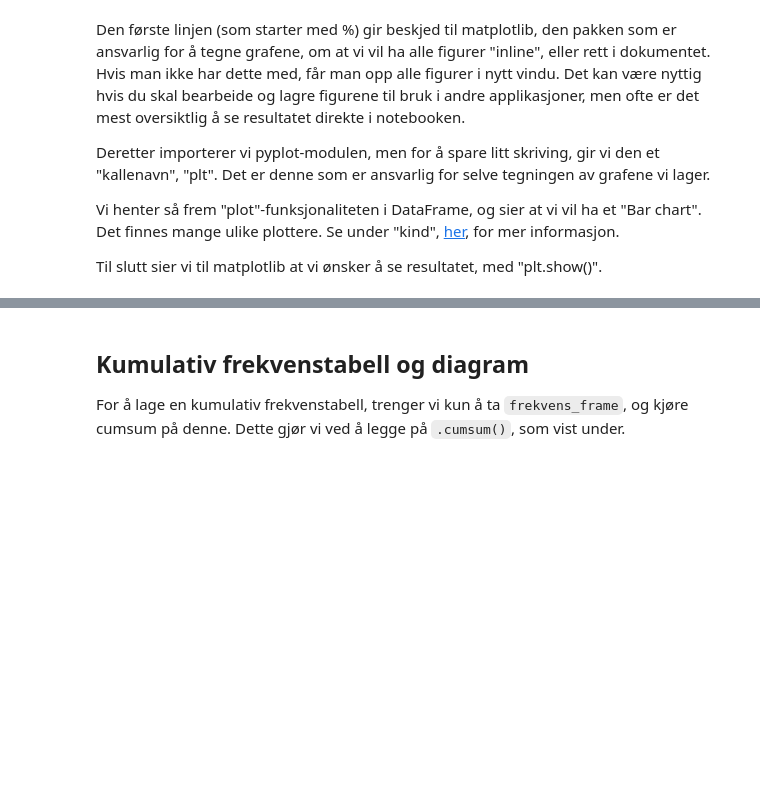
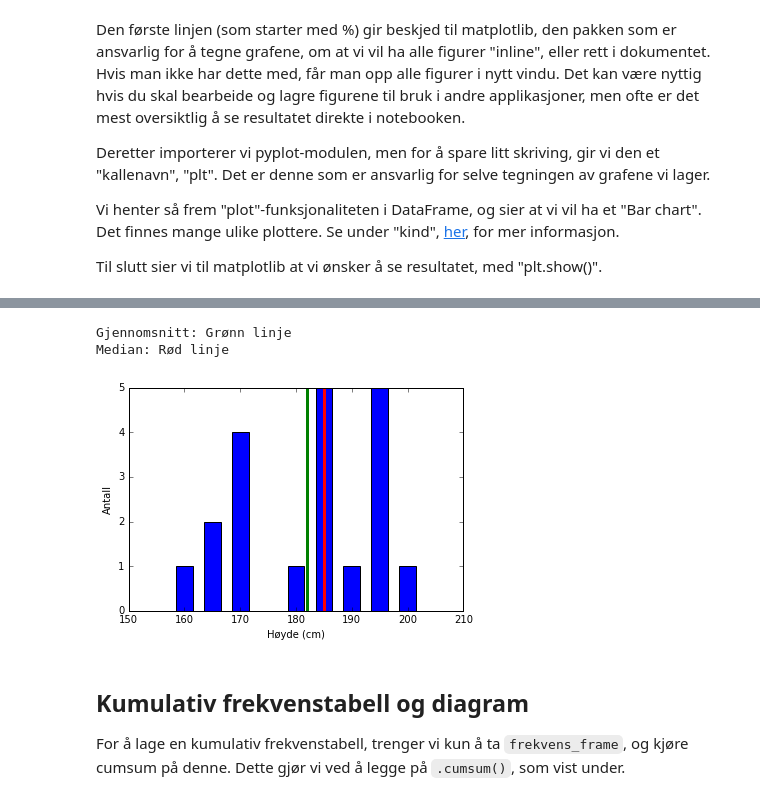
Before and after one commit to oal/ma155-pandas-manual, a Jupyter notebook: notebooks/Frekvenstabell og -diagram.ipynb, the cells around one changed output, grey strips where cells are left out. Drawn from its saved outputs; the diff is of its cells as text; code cells hidden in the pictures; blank space fills up the shorter version.

Commit message:
Markering av gjennomsnitt og median i frekvensdiagram.

```diff
--- a/notebooks/Frekvenstabell og -diagram.ipynb
+++ b/notebooks/Frekvenstabell og -diagram.ipynb
@@ -11,9 +11,10 @@ For å lage en frekvenstabell, lag en ny celle i notebooken (Insert -> Cell belo
 # %%
 from pandas import Series
 
-hoyder = Series([
-        165, 170, 195, 190, 170, 170, 185, 160, 170, 165, 185, 195, 185, 195, 200, 195, 185, 180, 185, 195
-], name='Målinger')
+hoyder = Series(
+    [165, 170, 195, 190, 170, 170, 185, 160, 170, 165, 185, 195, 185, 195, 200, 195, 185, 180, 185, 195],
+    name='Målinger'
+)
 print(hoyder.name)
 frekvens = hoyder.value_counts().sort_index()
 
@@ -84,0 +90,7 @@ Til slutt sier vi til matplotlib at vi ønsker å se resultatet, med "plt.show()
+# %%
+gjsnitt = hoyder.mean()
+median = hoyder.median()
+
+# Bruker print til å vise verdiene. Print kan motta flere parametere, og vil sette inn mellomrom mellom disse:
+print('Gjennomsnitt:', gjsnitt, 'cm')
+print('Median:', median, 'cm')
@@ -85,3 +106,26 @@ Til slutt sier vi til matplotlib at vi ønsker å se resultatet, med "plt.show()
+# %%
+# Sett opp aksebeskrivelse for den nye figuren
+plt.xlabel('Høyde (cm)')
+plt.ylabel('Antall')
+
+xs = frekvens_frame.index # X-verdiene fra pandas DataFrame
+ys = frekvens_frame['Målinger']
+
+plt.bar(xs, ys, width=3, align='center') # Bruker matplotlib/plt direkte, ved å bruke x- og y-verdiene over
+
+# Tegne en bred, grønn linje for gjennomsnitt, og rød for median
+plt.axvline(gjsnitt, color='g', linewidth=3)
+plt.axvline(median, color='r', linewidth=3)
+
+# Beskrivelse
+print('Gjennomsnitt: Grønn linje')
+print('Median: Rød linje')
+
+plt.show()
+# %% [output]
+Gjennomsnitt: Grønn linje
+Median: Rød linje
+[figure, added]
 # %% [markdown]
 ## Kumulativ frekvenstabell og diagram
 
```
Also changed, not shown: parts of 3 cells of this notebook, 3 other files.
